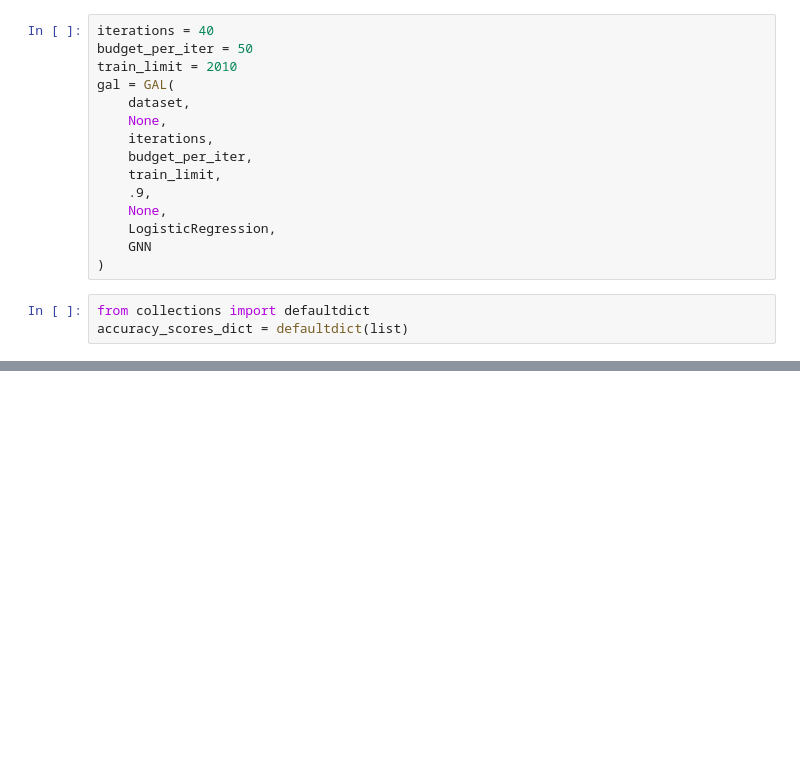
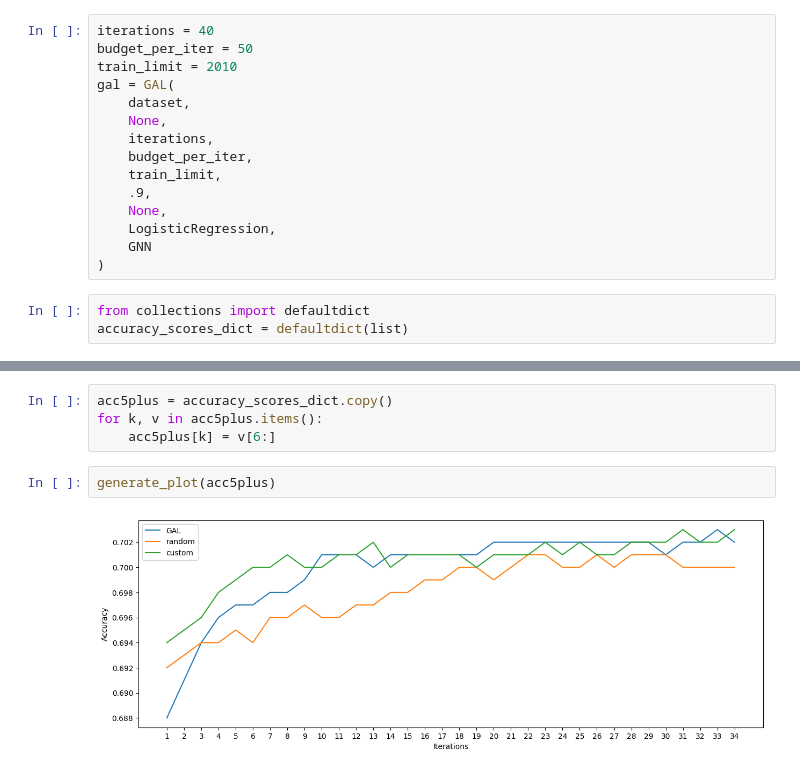
Before and after one commit to ThatMajd/Graph-Boosted-Active-Learning, a Jupyter notebook: tests.ipynb, the cells around one changed output, grey strips where cells are left out. Drawn from its saved outputs; the diff is of its cells as text; blank space fills up the shorter version.

```diff
--- a/tests.ipynb
+++ b/tests.ipynb
@@ -49,0 +88,8 @@ generate_plot(accuracy_scores_dict)
+# %%
+acc5plus = accuracy_scores_dict.copy()
+for k, v in acc5plus.items():
+	acc5plus[k] = v[6:]
+# %%
+generate_plot(acc5plus)
+# %% [output]
+[figure, added]
```
Also changed, not shown: parts of 3 cells of this notebook, 2 other files.
